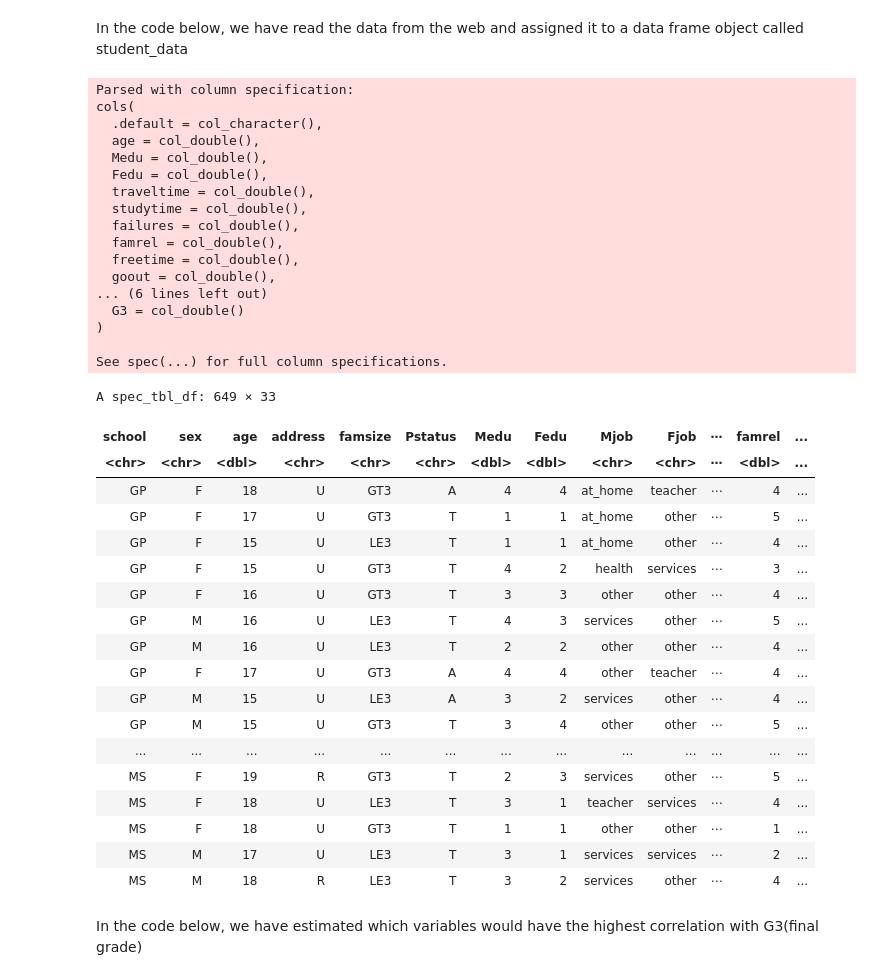
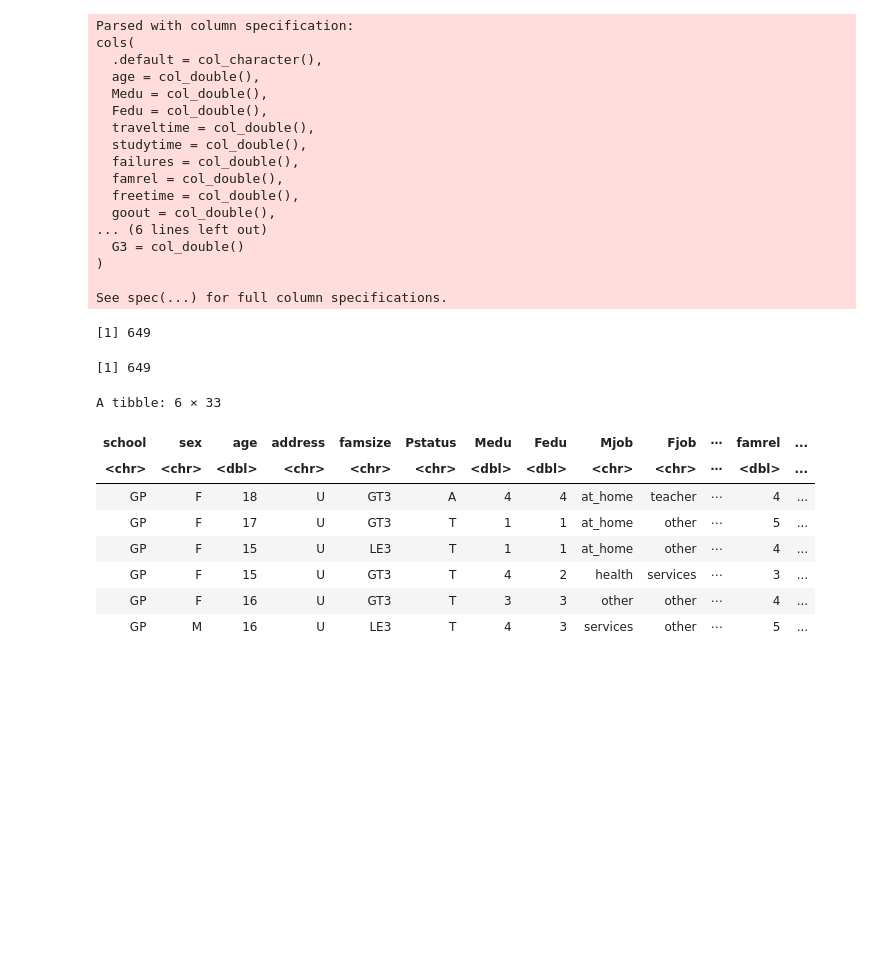
Before and after one commit to enignans/Group-3-Student-Performance-Data-Set, a Jupyter notebook: student-performance-dataset.ipynb, the cells around one changed output. Drawn from its saved outputs; the diff is of its cells as text; code cells hidden in the pictures; blank space fills up the shorter version.

```diff
--- a/student-performance-dataset.ipynb
+++ b/student-performance-dataset.ipynb
@@ -35,48 +11,39 @@ Registered S3 method overwritten by 'GGally':
-# %% [markdown]
-In the code below, we have read the data from the web and assigned it to a data frame object called student_data
 # %%
 url <- "https://archive.ics.uci.edu/ml/machine-learning-databases/00320/student.zip"
 download.file(url, "student.zip")
 unzip("student.zip")
 student_data <- read_delim("student-por.csv", delim=";")
-student_data
+nrow(student_data)
+nrow(filter(student_data, na.rm = TRUE))
+# Since the number of rows before and after filter for missing observations is the same, there are no missing observations in the data
+head(student_data)
 # %% [output]
 Parsed with column specification:
 cols(
   .default = col_character(),
   age = col_double(),
   Medu = col_double(),
   Fedu = col_double(),
   traveltime = col_double(),
   studytime = col_double(),
   failures = col_double(),
   famrel = col_double(),
   freetime = col_double(),
   goout = col_double(),
 ... (6 lines left out)
   G3 = col_double()
 )
 
 See spec(...) for full column specifications.
-A spec_tbl_df: 649 × 33
+[1] 649
+[1] 649
+A tibble: 6 × 33
 | school | sex | age | address | famsize | Pstatus | Medu | Fedu | Mjob | Fjob | ⋯ | famrel | ... |
 | <chr> | <chr> | <dbl> | <chr> | <chr> | <chr> | <dbl> | <dbl> | <chr> | <chr> | ⋯ | <dbl> | ... |
 | GP | F | 18 | U | GT3 | A | 4 | 4 | at_home | teacher | ⋯ | 4 | ... |
 | GP | F | 17 | U | GT3 | T | 1 | 1 | at_home | other | ⋯ | 5 | ... |
 | GP | F | 15 | U | LE3 | T | 1 | 1 | at_home | other | ⋯ | 4 | ... |
 | GP | F | 15 | U | GT3 | T | 4 | 2 | health | services | ⋯ | 3 | ... |
 | GP | F | 16 | U | GT3 | T | 3 | 3 | other | other | ⋯ | 4 | ... |
 | GP | M | 16 | U | LE3 | T | 4 | 3 | services | other | ⋯ | 5 | ... |
-| GP | M | 16 | U | LE3 | T | 2 | 2 | other | other | ⋯ | 4 | ... |
-| GP | F | 17 | U | GT3 | A | 4 | 4 | other | teacher | ⋯ | 4 | ... |
-| GP | M | 15 | U | LE3 | A | 3 | 2 | services | other | ⋯ | 4 | ... |
-| GP | M | 15 | U | GT3 | T | 3 | 4 | other | other | ⋯ | 5 | ... |
-| ... | ... | ... | ... | ... | ... | ... | ... | ... | ... | ... | ... | ... |
-| MS | F | 19 | R | GT3 | T | 2 | 3 | services | other | ⋯ | 5 | ... |
-| MS | F | 18 | U | LE3 | T | 3 | 1 | teacher | services | ⋯ | 4 | ... |
-| MS | F | 18 | U | GT3 | T | 1 | 1 | other | other | ⋯ | 1 | ... |
-| MS | M | 17 | U | LE3 | T | 3 | 1 | services | services | ⋯ | 2 | ... |
-| MS | M | 18 | R | LE3 | T | 3 | 2 | services | other | ⋯ | 4 | ... |
-# %% [markdown]
-In the code below, we have estimated which variables would have the highest correlation with G3(final grade)
 # %%
```
Also changed, not shown: parts of 13 cells of this notebook.
